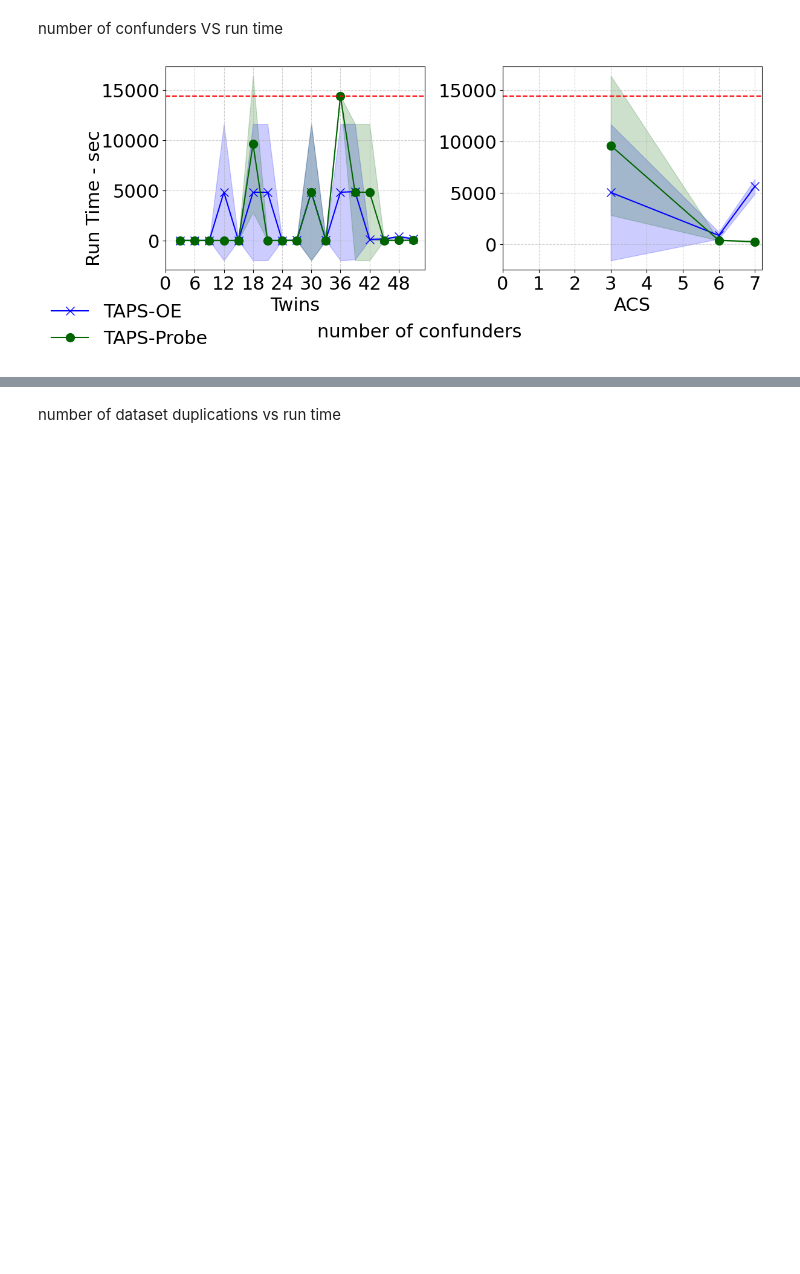
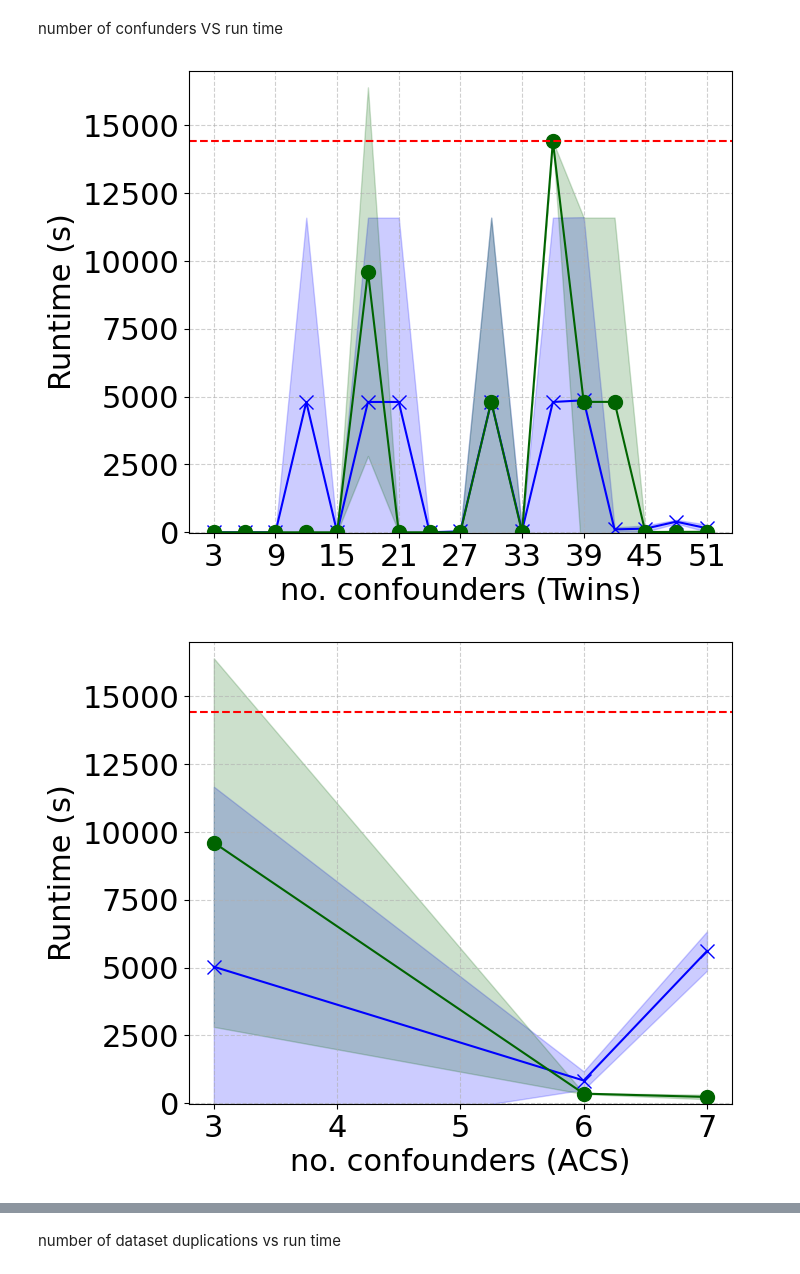
Before and after one commit to danielbarcohen-bot/ATE-shifting, a Jupyter notebook: graphs.ipynb, the cells around one changed output, grey strips where cells are left out. Cells and saved outputs as stored; diff of their text form; code cells hidden in the pictures; blank space fills up the shorter version.

Commit message:
organizing figures

```diff
--- a/graphs.ipynb
+++ b/graphs.ipynb
@@ -256,47 +163,59 @@ y_runtime_prune_acs = [[0.1193478107452392, TIMEOUT_VAL, 691.5070588588715],
   [364.9010443687439, 1089.8784816265106, 1064.035825252533],
   [4587.870975494385, 6126.683455705643, 6114.801123857498]]
 
 y_runtime_probe_acs =  [[3.789, TIMEOUT_VAL, TIMEOUT_VAL], [344.1, 376.867, 349.312], [175.134, 175.688, 351.447]]
 
 # -------------------------
 # Plotting
 # -------------------------
 
-fig, (ax1, ax2) = plt.subplots(1, 2, figsize=(12, 5))
+fig1, ax1 = plt.subplots()
+fig2, ax2 = plt.subplots() #1, 2, figsize=(12, 5))
+fig1.set_figheight(6)
+fig1.set_figwidth(7)
+fig2.set_figheight(6)
+fig2.set_figwidth(7)
 
 # ---- Twins ----
 line1 = plot_with_std(ax1, x_num_confunders_twins, y_runtime_prune_twins, prune_color, prune_marker, "TAPS-OE")
 plot_with_std(ax1, x_num_confunders_twins, y_runtime_probe_twins, probe_color, probe_marker)
 
-ax1.set_xticks(np.arange(0, 52, 6))
-ax1.set_xlabel("Twins")
+ax1.set_xticks(np.arange(3, 52, 6))
+ax1.set_xlabel("no. confounders (Twins)")
 ax1.grid(True, linestyle='--', alpha=0.6)
 
 # ---- ACS ----
 plot_with_std(ax2, x_num_confunders_acs, y_runtime_prune_acs, prune_color, prune_marker)
 line2 = plot_with_std(ax2, x_num_confunders_acs, y_runtime_probe_acs, probe_color, probe_marker, "TAPS-Probe")
 
-ax2.set_xlabel("ACS")
-ax2.set_xticks(np.arange(0, 8, 1))
+ax2.set_xlabel("no. confounders (ACS)")
+ax2.set_xticks(np.arange(3, 8, 1))
 ax2.grid(True, linestyle='--', alpha=0.6)
 
 ax1.axhline(y=TIMEOUT_VAL, color='red', linestyle='--', linewidth=1.5)
 ax2.axhline(y=TIMEOUT_VAL, color='red', linestyle='--', linewidth=1.5)
 # ---- Shared labels ----
-fig.text(0.04, 0.5, 'Run Time - sec', va='center', rotation='vertical', fontsize=FONT_SIZE)
-fig.text(0.5, 0.04, 'number of confunders', ha='center', fontsize=FONT_SIZE)
+# fig.text(0.04, 0.5, 'Run Time - sec', va='center', rotation='vertical', fontsize=FONT_SIZE)
+# fig.text(0.5, 0.04, 'number of confunders', ha='center', fontsize=FONT_SIZE)
+ax1.set_ylabel('Runtime (s)')
+ax2.set_ylabel('Runtime (s)')
+
+ax1.set_ylim(-15,17000)
+ax2.set_ylim(-15,17000)
 
 
-fig.legend(
-    handles=[line1, line2],
-    loc='lower center',
-    bbox_to_anchor=(0.1, -0.05),
-    frameon=False
-)
+# fig.legend(
+#     handles=[line1, line2],
+#     loc='lower center',
+#     bbox_to_anchor=(0.1, -0.05),
+#     frameon=False
+# )
 
-plt.tight_layout(rect=[0, 0.05, 1, 1])
-plt.subplots_adjust(left=0.15, wspace=0.3)
+# plt.tight_layout(rect=[0, 0.05, 1, 1])
+# plt.subplots_adjust(left=0.15, wspace=0.3)
 
-plt.show()
+fig1.savefig(f'twins-time-vs-confounders.pdf', bbox_inches="tight", dpi=600)
+fig2.savefig(f'acs-time-vs-confounders.pdf', bbox_inches="tight", dpi=600)
 # %% [output]
-[figure, old version]
+[figure, new version]
+[figure, added]
```
Also changed, not shown: parts of 5 cells of this notebook.
